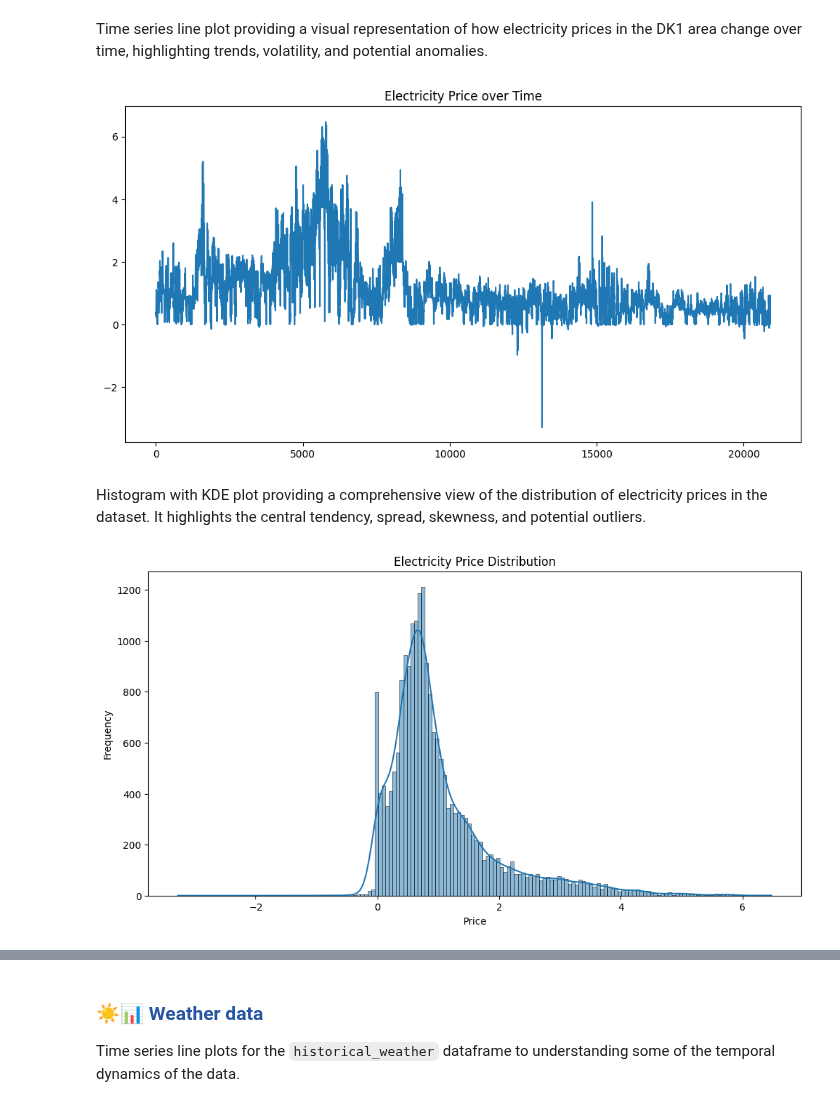
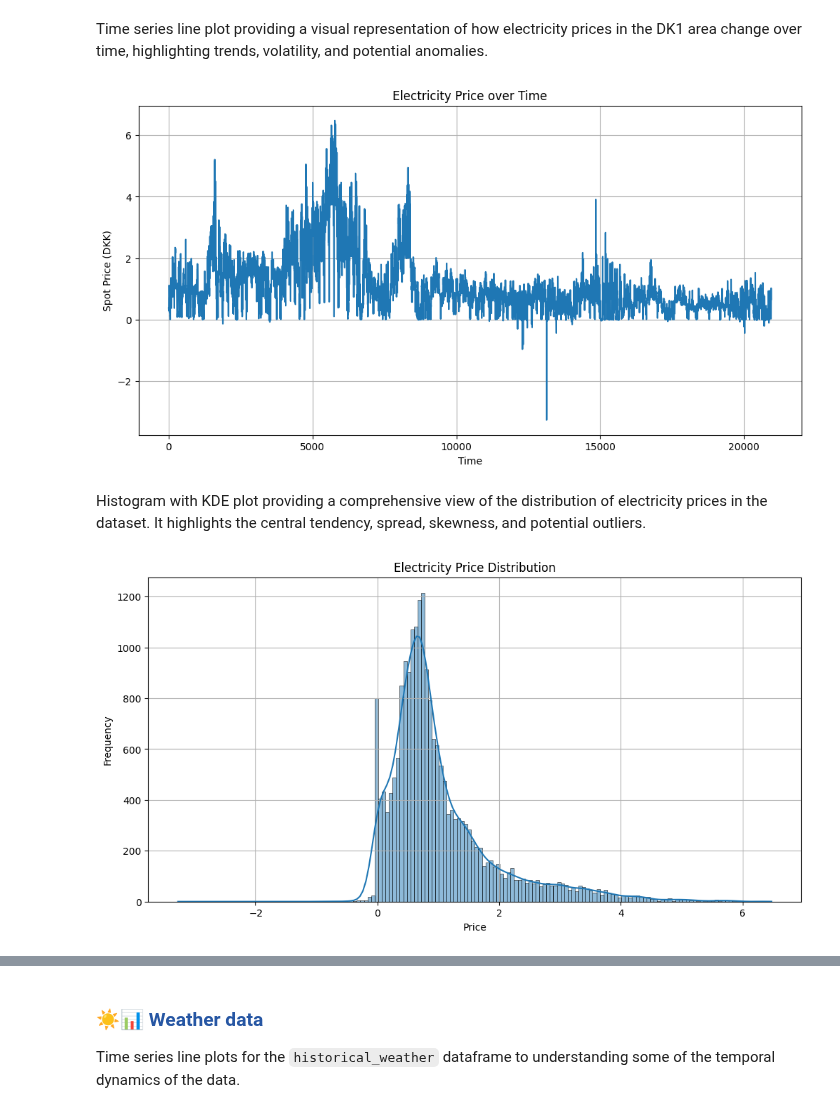
Before and after one commit to Benj3037/bds_m7_second-semester-project, a Jupyter notebook: pipeline/1_feature_backfill.ipynb, the cells around one changed output, grey strips where cells are left out. Saved outputs shown, nothing was run; the diff lists cells and outputs as text; code cells hidden in the pictures.

```diff
--- a/pipeline/1_feature_backfill.ipynb
+++ b/pipeline/1_feature_backfill.ipynb
@@ -281,14 +302,27 @@ combined_df.head()
 ### <span style="color:#2656a3;"> 📉 Price plots
 # %% [markdown]
 Time series line plot providing a visual representation of how electricity prices in the DK1 area change over time, highlighting trends, volatility, and potential anomalies.
+# %%
+# Sorting the dataframe by timestamp
+electricity_df.sort_values(by='timestamp', ascending=True, inplace=True)
+
+# Resetting the index of the dataframe
+electricity_df = electricity_df.reset_index(drop=True)
 # %%
 # Plot the time series
 plt.figure(figsize=(12, 6))
 electricity_df['dk1_spotpricedkk_kwh'].plot()
+
+# Add labels and title
 plt.title('Electricity Price over Time')
+plt.xlabel('Time')
+plt.ylabel('Spot Price (DKK)')
+plt.grid(True)
+
+# Show the plot
 plt.show()
 # %% [output]
-[figure, old version]
+[figure, new version]
 # %% [markdown]
 Histogram with KDE plot providing a comprehensive view of the distribution of electricity prices in the dataset. It highlights the central tendency, spread, skewness, and potential outliers.
 # %%
@@ -300,8 +334,9 @@ sns.histplot(electricity_df['dk1_spotpricedkk_kwh'], kde=True)
 plt.title('Electricity Price Distribution')
 plt.xlabel('Price')
 plt.ylabel('Frequency')
+plt.grid(True)
 
 # Show the plot
 plt.show()
 # %% [output]
-[figure, old version]
+[figure, new version]
```
Also changed, not shown: parts of 41 cells of this notebook, 10 other files.
